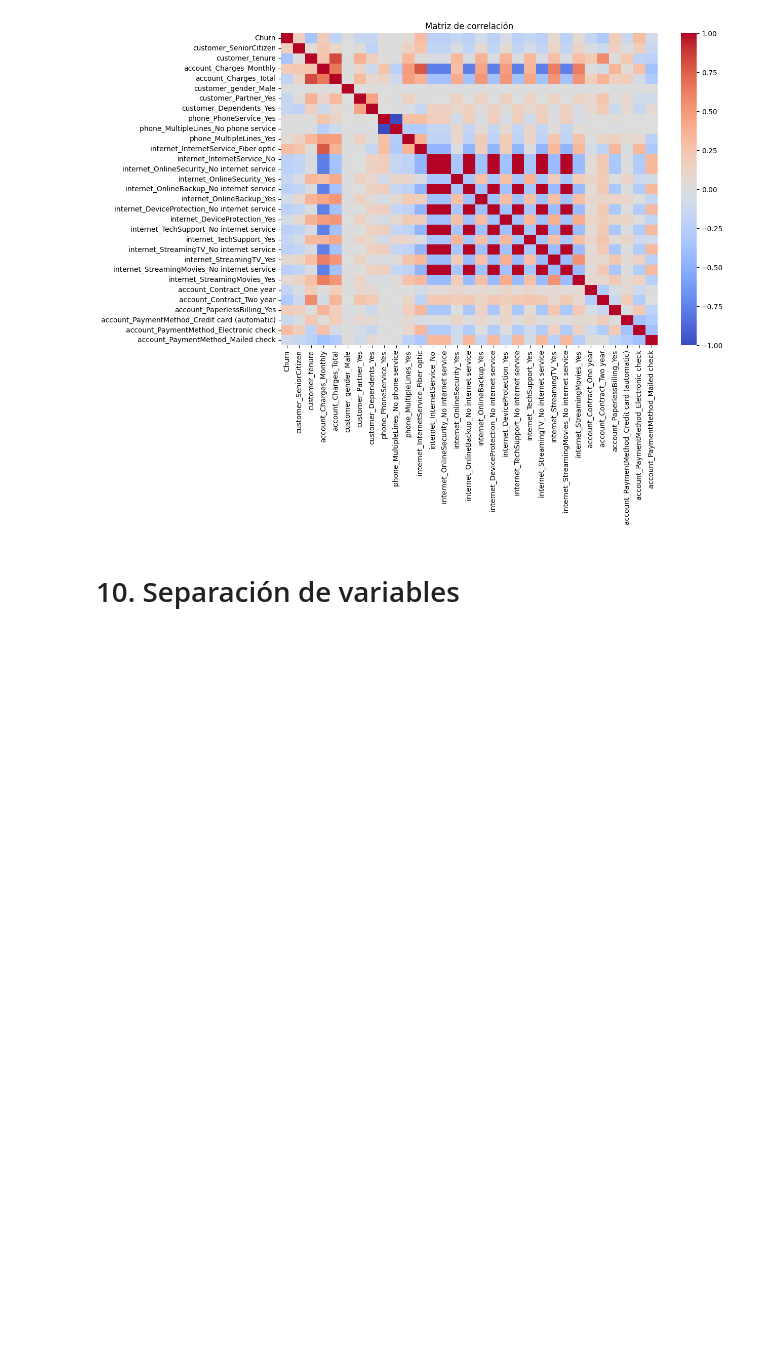
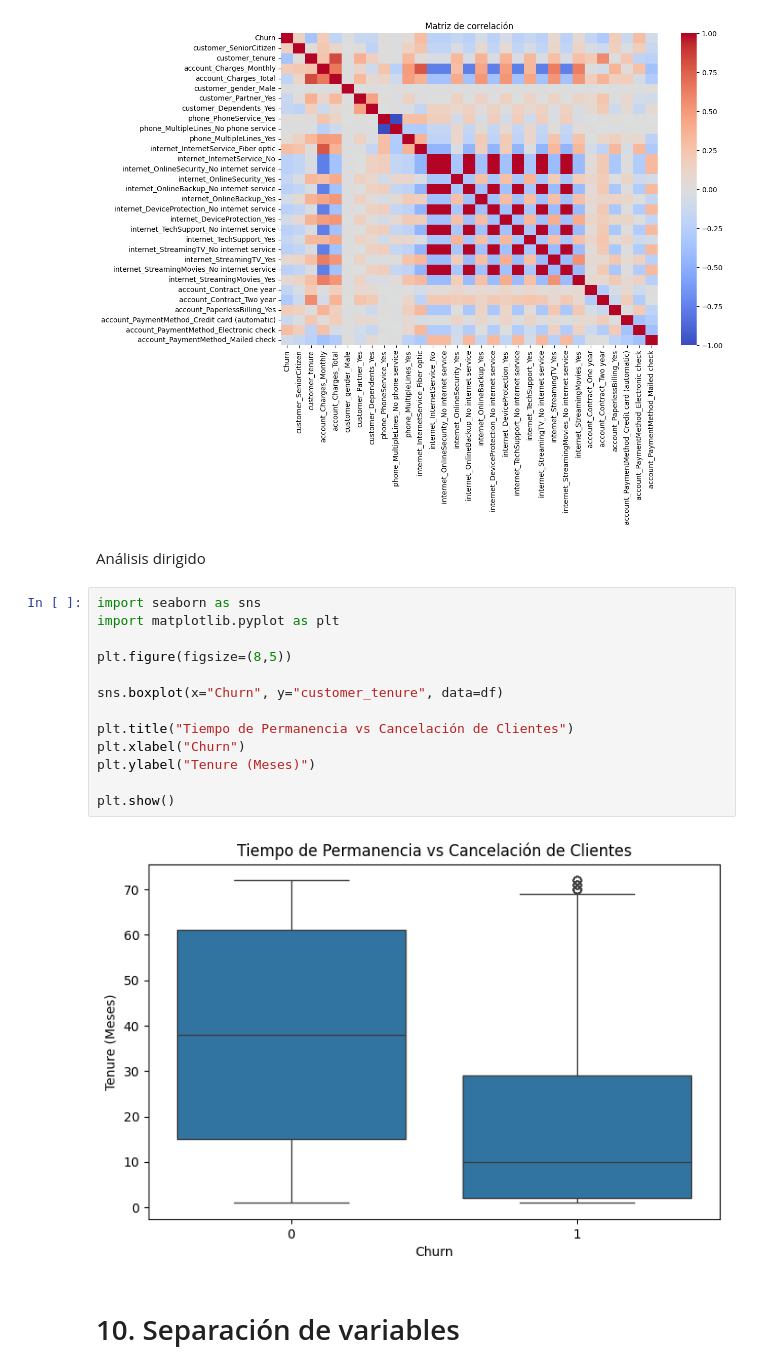
Before and after one commit to deivosarthur/telecom-x-parte-2, a Jupyter notebook: telecom_churn_prediction.ipynb, the cells around one changed output. Saved outputs shown, nothing was run; the diff lists cells and outputs as text; blank space fills up the shorter version.

```diff
--- a/telecom_churn_prediction.ipynb
+++ b/telecom_churn_prediction.ipynb
@@ -148,6 +148,23 @@ plt.title("Matriz de correlación")
 plt.show()
 # %% [output]
 [figure]
+# %% [markdown]
+Análisis dirigido
+# %%
+import seaborn as sns
+import matplotlib.pyplot as plt
+
+plt.figure(figsize=(8,5))
+
+sns.boxplot(x="Churn", y="customer_tenure", data=df)
+
+plt.title("Tiempo de Permanencia vs Cancelación de Clientes")
+plt.xlabel("Churn")
+plt.ylabel("Tenure (Meses)")
+
+plt.show()
+# %% [output]
+[figure, added]
 # %% [markdown]
 # 10. Separación de variables
 # %%
```
Also changed, not shown: parts of 3 cells of this notebook.
